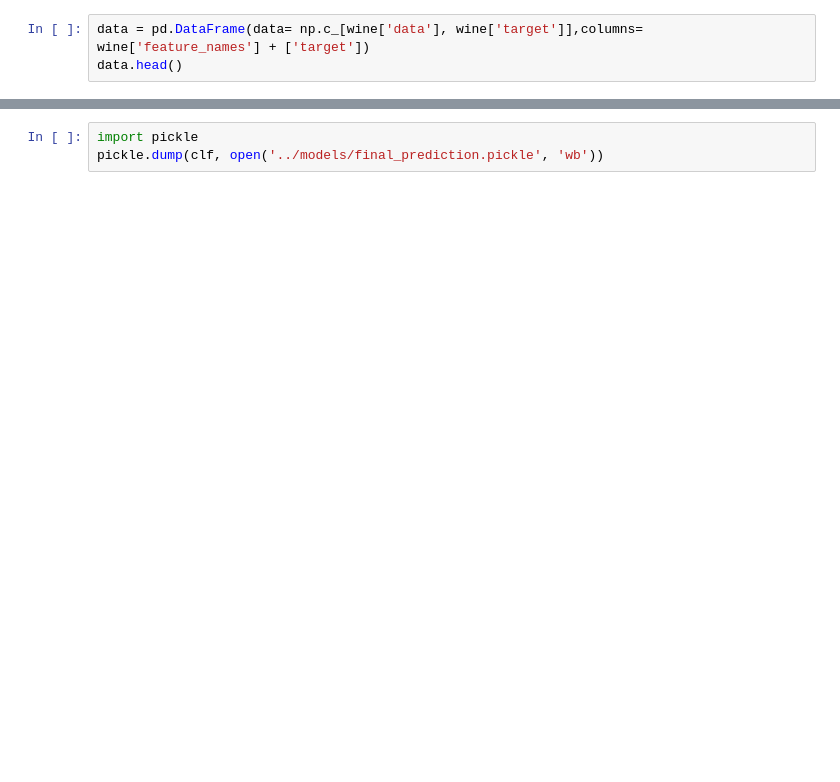
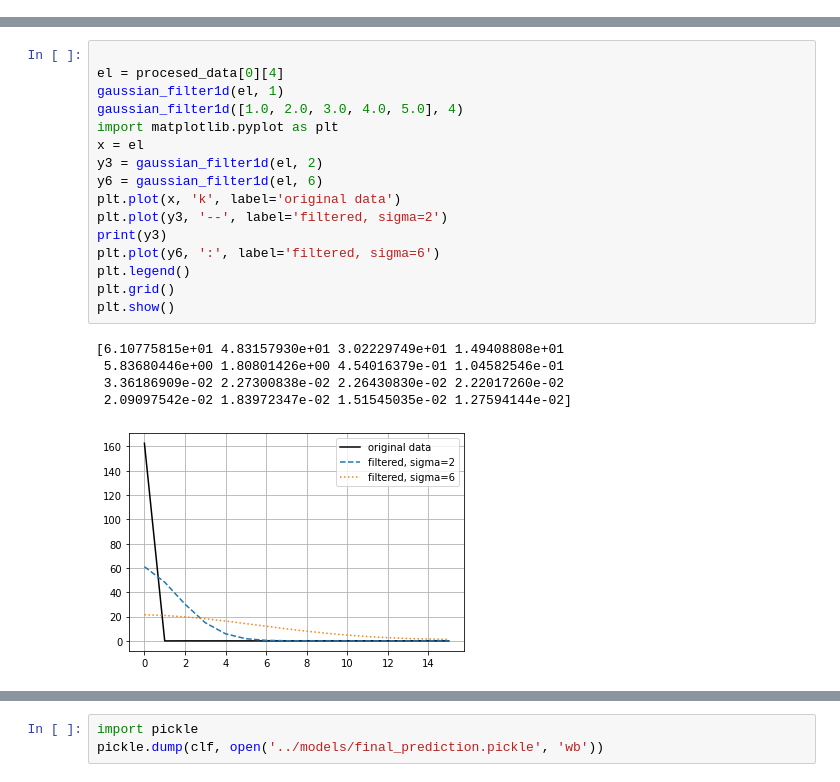
Before and after one commit to samirharry/Activity_Predictor, a Jupyter notebook: notebooks/Notebook.ipynb, the cells around one changed output, grey strips where cells are left out. Drawn from its saved outputs; the diff is of its cells as text; blank space fills up the shorter version.

```diff
--- a/notebooks/Notebook.ipynb
+++ b/notebooks/Notebook.ipynb
@@ -42,3 +8,0 @@ wine =
-# %%
-data = pd.DataFrame(data= np.c_[wine['data'], wine['target']],columns= wine['feature_names'] + ['target'])
-data.head()
@@ -64,0 +247,22 @@ clf = clf.fit(X_train, y_train)
+# %%
+
+el = procesed_data[0][4]
+gaussian_filter1d(el, 1)
+gaussian_filter1d([1.0, 2.0, 3.0, 4.0, 5.0], 4)
+import matplotlib.pyplot as plt
+x = el
+y3 = gaussian_filter1d(el, 2)
+y6 = gaussian_filter1d(el, 6)
+plt.plot(x, 'k', label='original data')
+plt.plot(y3, '--', label='filtered, sigma=2')
+print(y3)
+plt.plot(y6, ':', label='filtered, sigma=6')
+plt.legend()
+plt.grid()
+plt.show()
+# %% [output]
+[6.10775815e+01 4.83157930e+01 3.02229749e+01 1.49408808e+01
+ 5.83680446e+00 1.80801426e+00 4.54016379e-01 1.04582546e-01
+ 3.36186909e-02 2.27300838e-02 2.26430830e-02 2.22017260e-02
+ 2.09097542e-02 1.83972347e-02 1.51545035e-02 1.27594144e-02]
+[figure, added]
```
Also changed, not shown: parts of 13 cells of this notebook, 12 other files.
